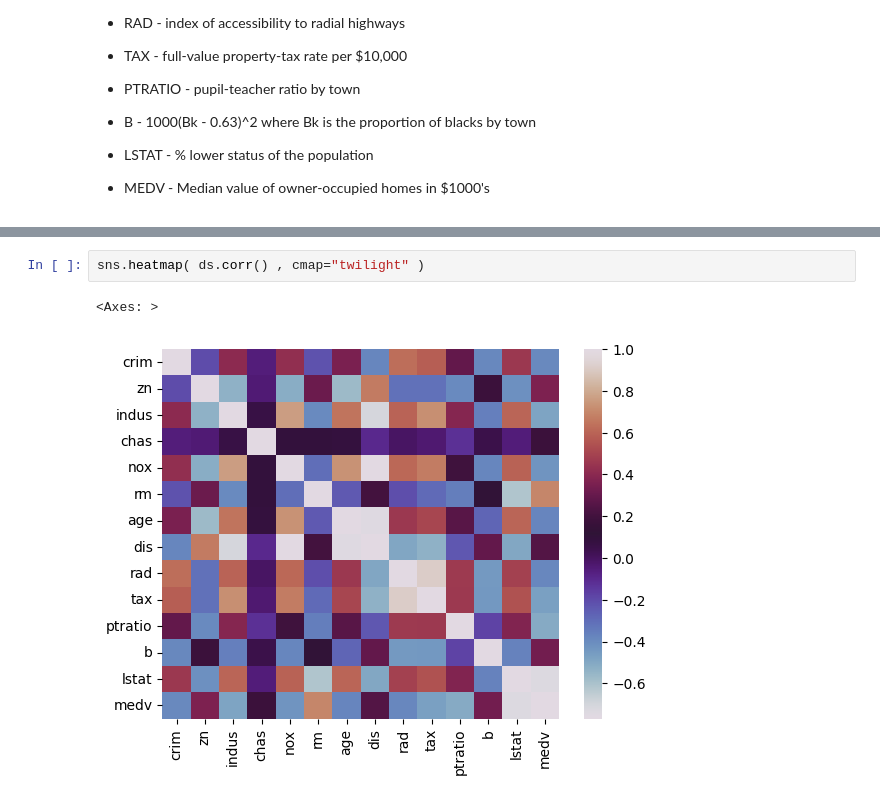
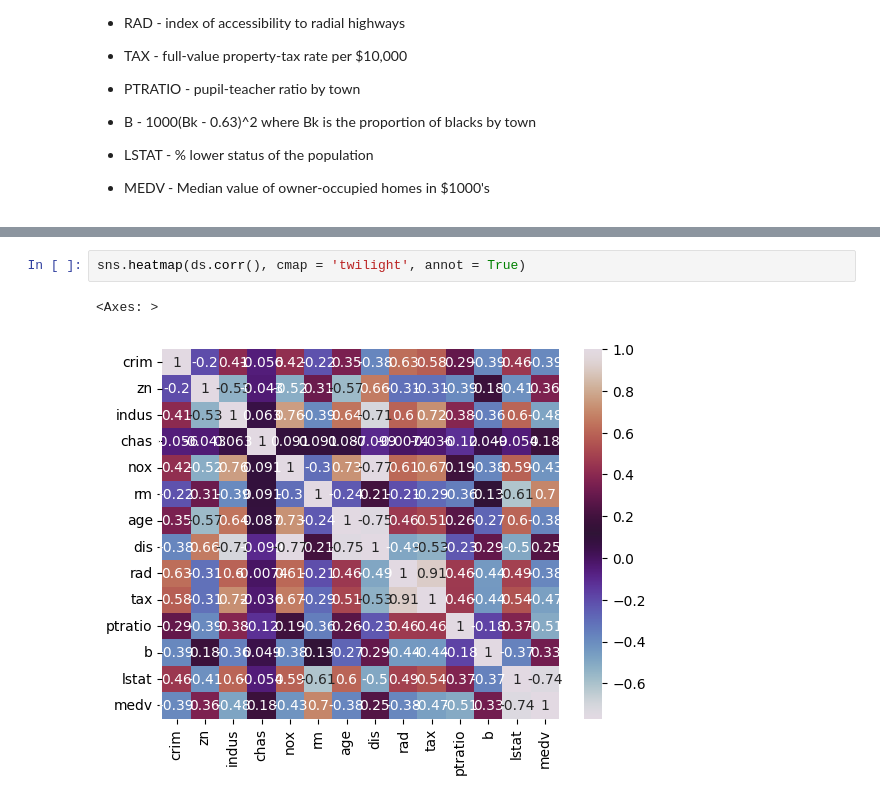
Before and after one commit to Advait0801/SPPU-COMP-2019-Assignments, a Jupyter notebook: Assignment8/Assignment8.ipynb, the cells around one changed output, grey strips where cells are left out. Saved outputs shown, nothing was run; the diff lists cells and outputs as text.

```diff
--- a/Assignment8/Assignment8.ipynb
+++ b/Assignment8/Assignment8.ipynb
@@ -108,7 +122,7 @@ ds.corr()
 | lstat | 0.455621 | -0.412995 | 0.603800 | -0.053929 | 0.590879 | -0.613808 | 0.602339 | -0.496996 | 0.488676 | 0.543993 | 0.374044 | ... |
 | medv | -0.388305 | 0.360445 | -0.483725 | 0.175260 | -0.427321 | 0.695360 | -0.376955 | 0.249929 | -0.381626 | -0.468536 | -0.507787 | ... |
 # %%
-sns.heatmap( ds.corr() , cmap="twilight" )
+sns.heatmap(ds.corr(), cmap = 'twilight', annot = True)
 # %% [output]
 <Axes: >
-[figure, old version]
+[figure, new version]
```
Also changed, not shown: parts of 23 cells of this notebook, 1 other file.
